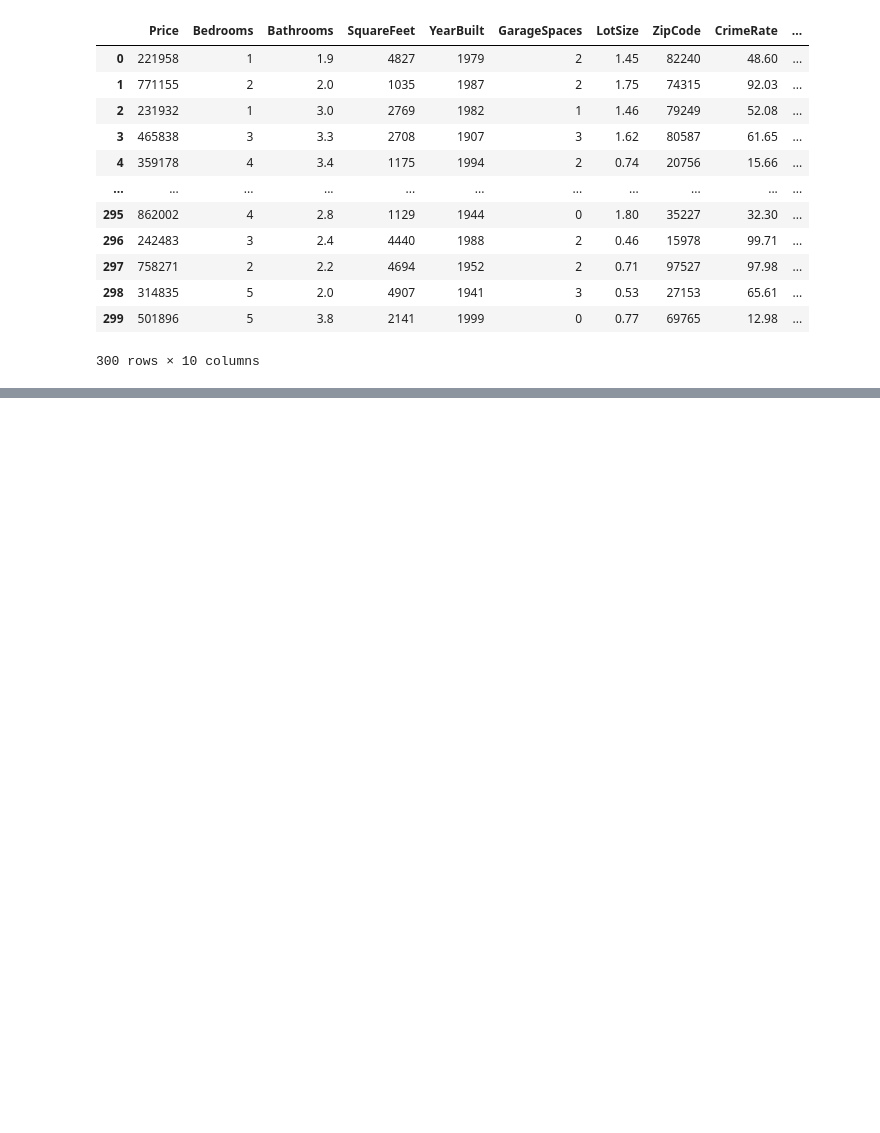
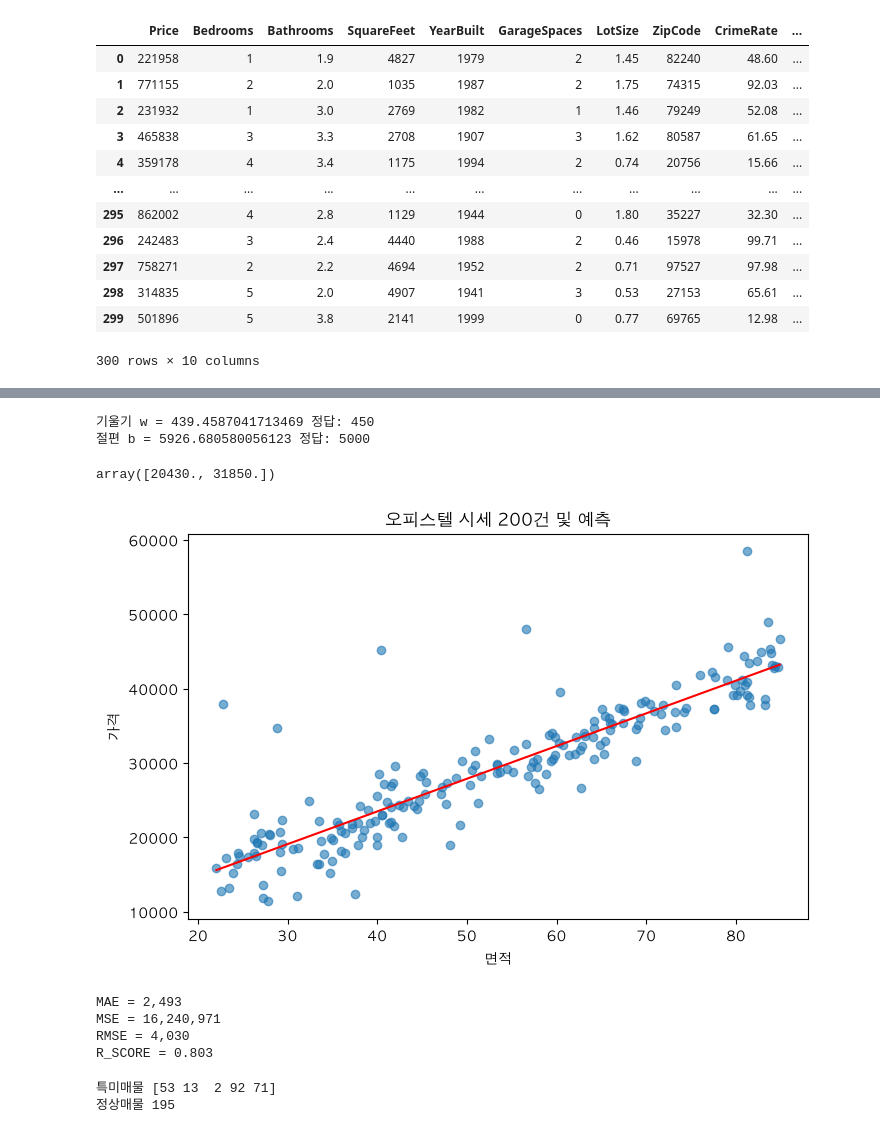
Before and after one commit to murur/kant_python, a Jupyter notebook: 03_ML/kant_ml/02_ml.ipynb, the cells around one changed output, grey strips where cells are left out. Saved outputs shown, nothing was run; the diff lists cells and outputs as text; code cells hidden in the pictures; blank space fills up the shorter version.

```diff
--- a/03_ML/kant_ml/02_ml.ipynb
+++ b/03_ML/kant_ml/02_ml.ipynb
@@ -58,0 +117,68 @@ plt.show()
+# %%
+# 사이키런 sklearn 터미널 설치  uv add scikit-learn
+from sklearn.linear_model import LinearRegression
+
+X = office[["area"]]
+y = office["price"]
+
+# 선형 회귀 모델 만들기
+model = LinearRegression()
+# 학습 : X(입력) , y(정답)
+model.fit(X, y)
+
+print(f"기울기 w = {model.coef_[0]} 정답: 450")
+print(f"절편 b = {model.intercept_} 정답: 5000")
+# %% [output]
+기울기 w = 439.4587041713469 정답: 450
+절편 b = 5926.680580056123 정답: 5000
+# %%
+# 33, 59 가격 예측
+new = pd.DataFrame({"area": [33, 59]})
+model.predict(new).round(-1)
+# %% [output]
+array([20430., 31850.])
+# %%
+# 학습한 모델로 예측하기
+y_pred = model.predict(X)
+line = X.sort_values("area")
+line_pred = model.predict(line)
+
+# 산점도 차트
+# 캔버스(Figure) 생성
+plt.figure(figsize=(8,5))
+# 산점도 차트
+plt.scatter(office["area"], office["price"], alpha=0.6, label="실제 시세")
+# 모델의 직선
+plt.plot(line["area"], line_pred, color="red", label="모델의 직선")
+# 타이틀과 x, y 레이블
+plt.title("오피스텔 시세 200건 및 예측")
+plt.xlabel("면적")
+plt.ylabel("가격")
+plt.show()
+# %% [output]
+[figure, added]
+# %%
+# MAE, MSE, RMSE, R_SCORE
+from sklearn.metrics import mean_absolute_error, mean_squared_error, root_mean_squared_error, r2_score
+
+# MAE: 오차 절대값의 평균 -> 평균적으로 얼마만큼 틀리나?
+print(f"MAE = {mean_absolute_error(y, y_pred):,.0f}")
+# MSE: 오차 제곱의 평균 (단위 제곱)
+print(f"MSE = {mean_squared_error(y, y_pred):,.0f}")
+# RMSE: 오차 제곱 평균의 루트 (원래 단위)
+print(f"RMSE = {root_mean_squared_error(y, y_pred):,.0f}")
+# R_SCORE: 0 ~ 1
+print(f"R_SCORE = {r2_score(y, y_pred):.3f}")
+# %% [output]
+MAE = 2,493
+MSE = 16,240,971
+RMSE = 4,030
+R_SCORE = 0.803
+# %%
+normal = np.ones(len(office), dtype=bool)
+normal[special] = False
+print("특미매물", special)
+print("정상매물", normal.sum())
+# %% [output]
+특미매물 [53 13  2 92 71]
+정상매물 195
```
Also changed, not shown: parts of 6 cells of this notebook, 4 other files.
